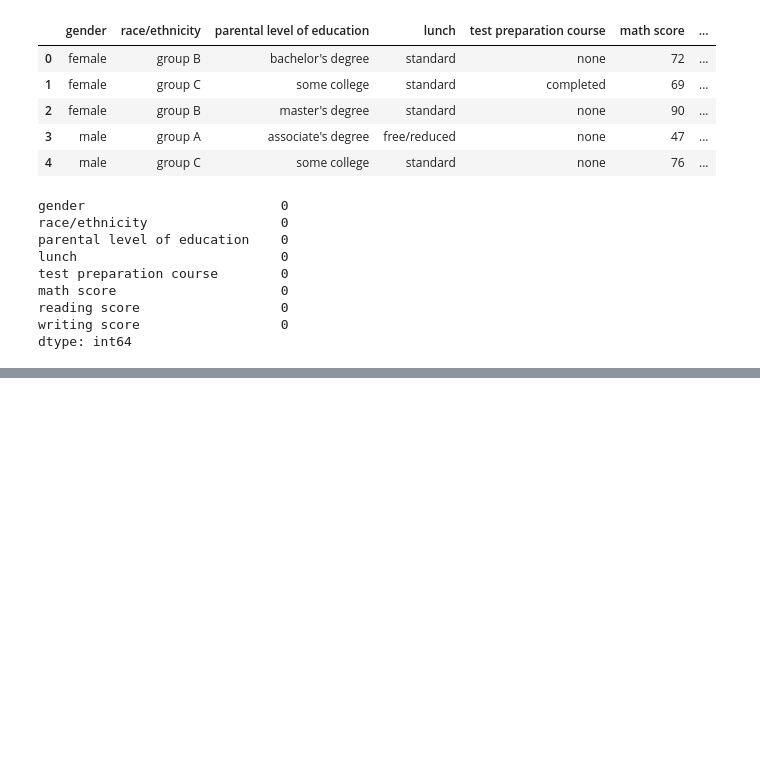
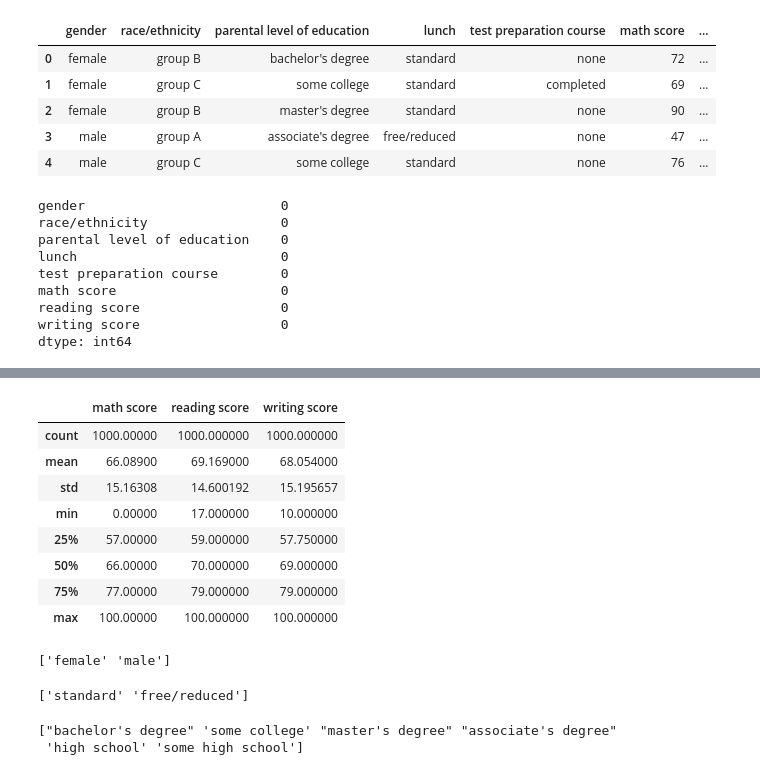
Before and after one commit to atanu0909/mlproject, a Jupyter notebook: notebook/EDA STUDENT PERFORMANCE.ipynb, the cells around one changed output, grey strips where cells are left out. Drawn from its saved outputs; the diff is of its cells as text; code cells hidden in the pictures; blank space fills up the shorter version.

```diff
--- a/notebook/EDA STUDENT PERFORMANCE.ipynb
+++ b/notebook/EDA STUDENT PERFORMANCE.ipynb
@@ -31,0 +66,25 @@ dtype: int64
+# %%
+df.describe()
+# %% [output]
+|  | math score | reading score | writing score |
+| count | 1000.00000 | 1000.000000 | 1000.000000 |
+| mean | 66.08900 | 69.169000 | 68.054000 |
+| std | 15.16308 | 14.600192 | 15.195657 |
+| min | 0.00000 | 17.000000 | 10.000000 |
+| 25% | 57.00000 | 59.000000 | 57.750000 |
+| 50% | 66.00000 | 70.000000 | 69.000000 |
+| 75% | 77.00000 | 79.000000 | 79.000000 |
+| max | 100.00000 | 100.000000 | 100.000000 |
+# %%
+print(df['gender'].unique())
+# %% [output]
+['female' 'male']
+# %%
+print(df['lunch'].unique())
+# %% [output]
+['standard' 'free/reduced']
+# %%
+print(df['parental level of education'].unique())
+# %% [output]
+["bachelor's degree" 'some college' "master's degree" "associate's degree"
+ 'high school' 'some high school']
```
Also changed, not shown: parts of 30 cells of this notebook, 4 other files.
